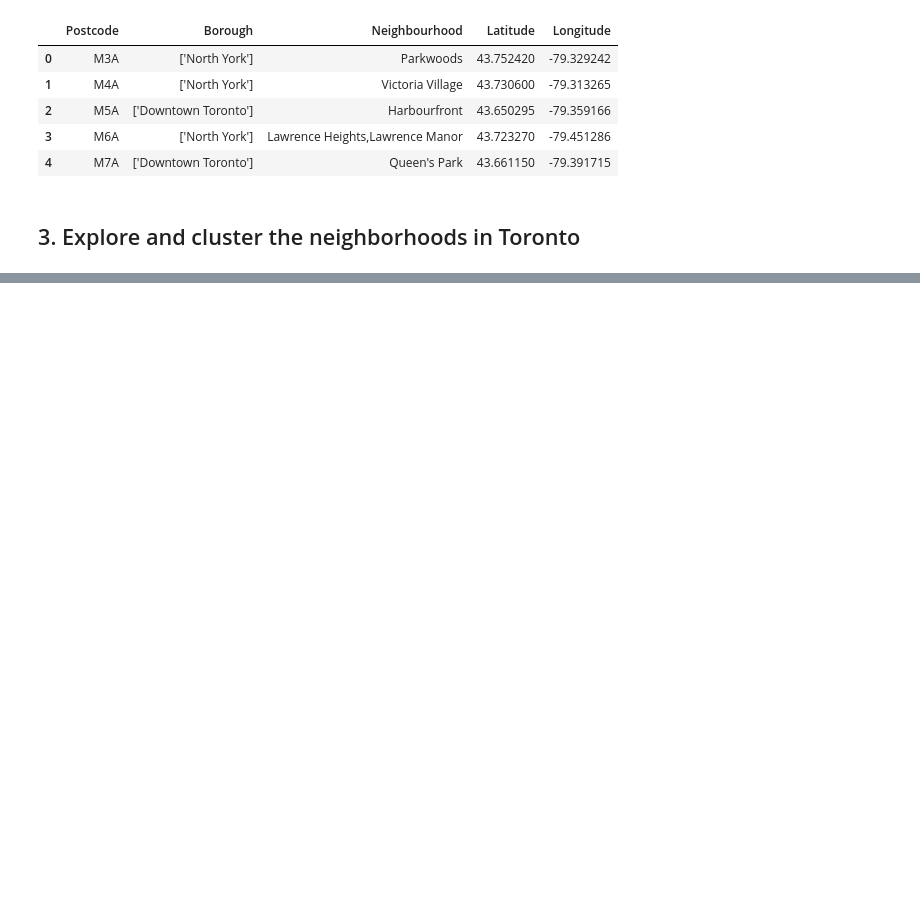
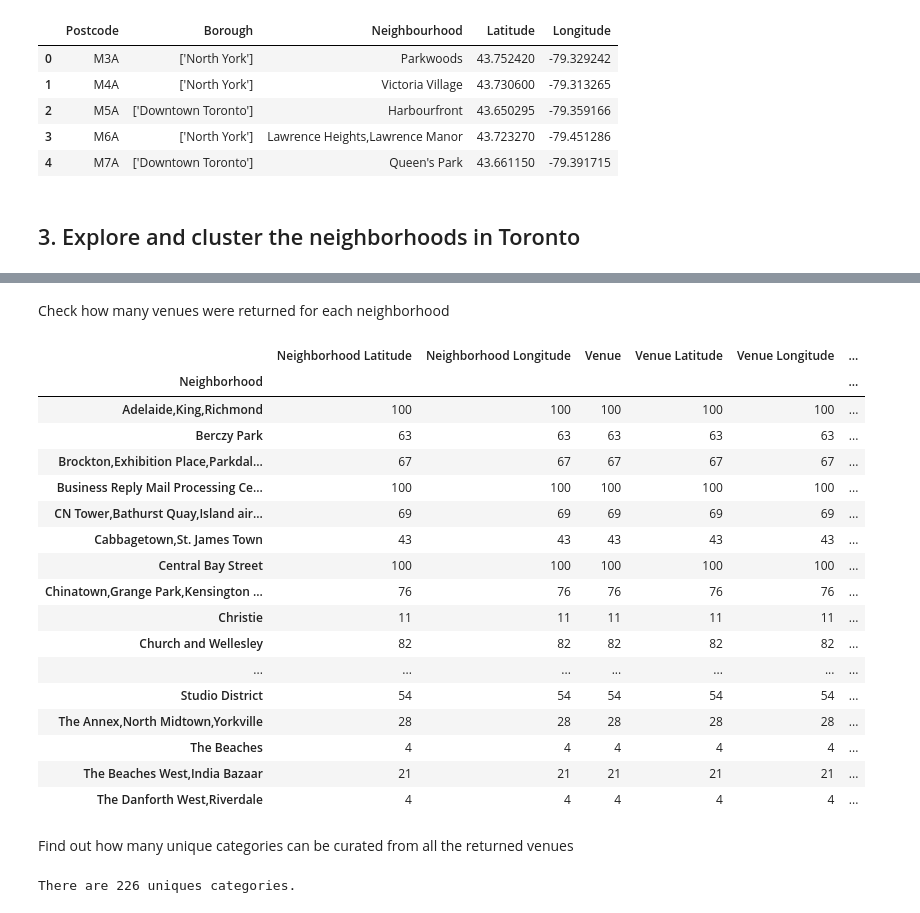
Before and after one commit to anegoni/Coursera_Capstone, a Jupyter notebook: Segmenting and Clustering Neighbourhoods.ipynb, the cells around one changed output, grey strips where cells are left out. Drawn from its saved outputs; the diff is of its cells as text; code cells hidden in the pictures; blank space fills up the shorter version.

```diff
--- a/Segmenting and Clustering Neighbourhoods.ipynb
+++ b/Segmenting and Clustering Neighbourhoods.ipynb
@@ -111,0 +279,29 @@ df_new.head()
+# %% [markdown]
+Check how many venues were returned for each neighborhood
+# %%
+toronto_venues.groupby('Neighborhood').count()
+# %% [output]
+|  | Neighborhood Latitude | Neighborhood Longitude | Venue | Venue Latitude | Venue Longitude | ... |
+| Neighborhood |  |  |  |  |  | ... |
+| Adelaide,King,Richmond | 100 | 100 | 100 | 100 | 100 | ... |
+| Berczy Park | 63 | 63 | 63 | 63 | 63 | ... |
+| Brockton,Exhibition Place,Parkdal... | 67 | 67 | 67 | 67 | 67 | ... |
+| Business Reply Mail Processing Ce... | 100 | 100 | 100 | 100 | 100 | ... |
+| CN Tower,Bathurst Quay,Island air... | 69 | 69 | 69 | 69 | 69 | ... |
+| Cabbagetown,St. James Town | 43 | 43 | 43 | 43 | 43 | ... |
+| Central Bay Street | 100 | 100 | 100 | 100 | 100 | ... |
+| Chinatown,Grange Park,Kensington ... | 76 | 76 | 76 | 76 | 76 | ... |
+| Christie | 11 | 11 | 11 | 11 | 11 | ... |
+| Church and Wellesley | 82 | 82 | 82 | 82 | 82 | ... |
+| ... | ... | ... | ... | ... | ... | ... |
+| Studio District | 54 | 54 | 54 | 54 | 54 | ... |
+| The Annex,North Midtown,Yorkville | 28 | 28 | 28 | 28 | 28 | ... |
+| The Beaches | 4 | 4 | 4 | 4 | 4 | ... |
+| The Beaches West,India Bazaar | 21 | 21 | 21 | 21 | 21 | ... |
+| The Danforth West,Riverdale | 4 | 4 | 4 | 4 | 4 | ... |
+# %% [markdown]
+Find out how many unique categories can be curated from all the returned venues
+# %%
+print('There are {} uniques categories.'.format(len(toronto_venues['Venue Category'].unique())))
+# %% [output]
+There are 226 uniques categories.
```
Also changed, not shown: parts of 48 cells of this notebook.
